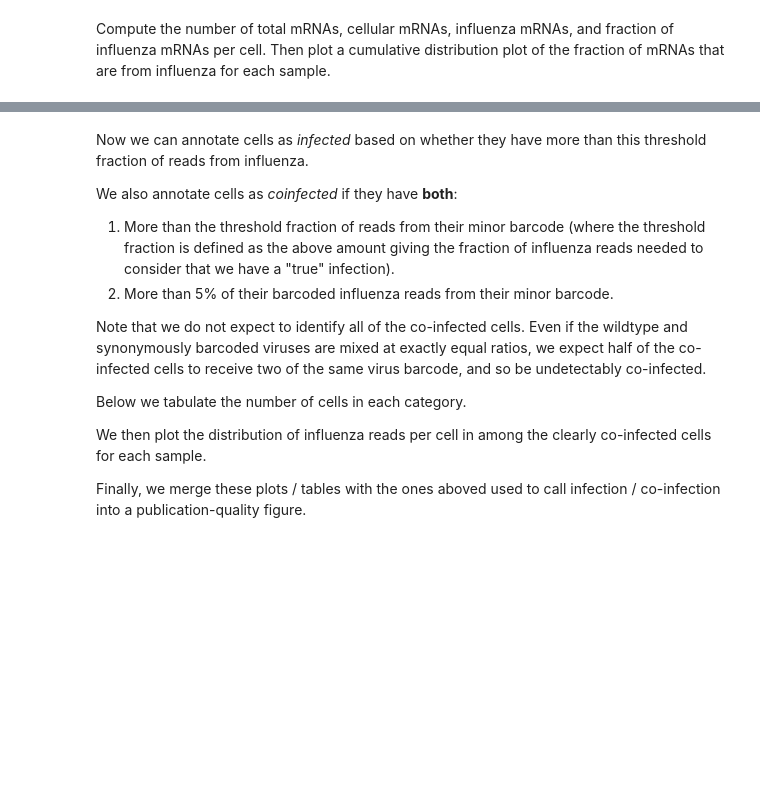
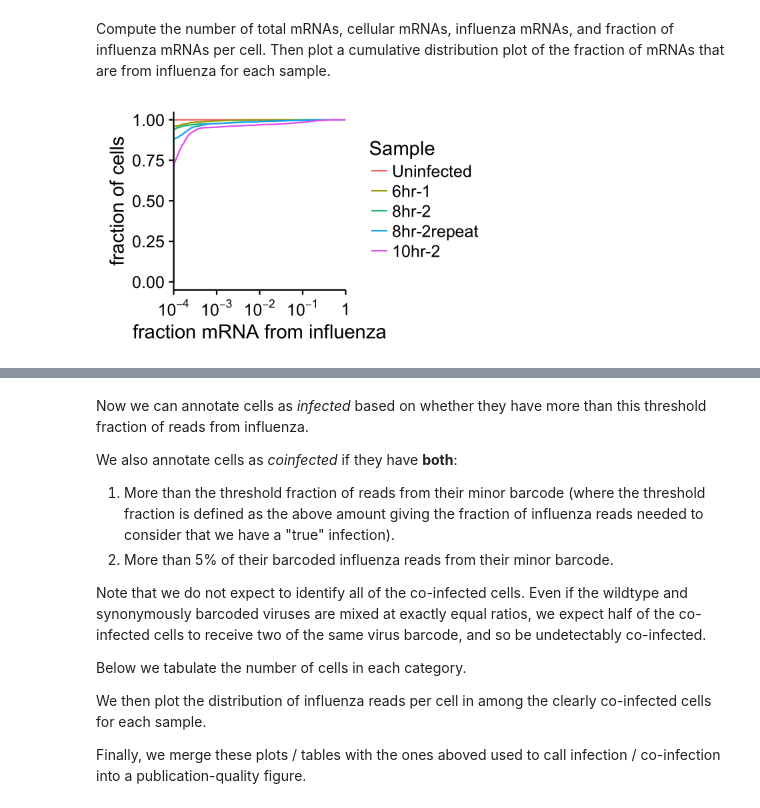
Before and after one commit to jbloomlab/flu_single_cell, a Jupyter notebook: monocle_analysis.ipynb, the cells around one changed output, grey strips where cells are left out. Saved outputs shown, nothing was run; the diff lists cells and outputs as text; code cells hidden in the pictures; blank space fills up the shorter version.

Commit message:
Filter cells by mRNA counts

```diff
--- a/monocle_analysis.ipynb
+++ b/monocle_analysis.ipynb
@@ -51,3 +53,6 @@ all.cells <- newCellDataSet(readMM(matrixfile),
   phenoData=new("AnnotatedDataFrame", data=read.delim(cellsfile)),
   featureData=new("AnnotatedDataFrame", data=read.delim(genesfile)),
   expressionFamily=negbinomial.size())
+
+samples <- c("Uninfected", "6hr-1", "8hr-2", "8hr-2repeat", "10hr-2")
+all.cells <- all.cells[, row.names(subset(pData(all.cells), Sample %in% samples))]
@@ -59,9 +61,6 @@ Then examine the number of cells in each sample.
 # %%
-samples <- c("Uninfected", "6hr-1", "8hr-2", "8hr-2repeat", "10hr-2")
-cells <- all.cells[, row.names(subset(pData(all.cells), Sample %in% samples))]
-
 p.ncells <- ggplot(
-    pData(cells) %>% transform(Sample=factor(Sample, samples)) %>% arrange(Sample),
+    pData(all.cells) %>% transform(Sample=factor(Sample, samples)) %>% arrange(Sample),
     aes(Sample)) +
   scale_y_continuous(name="number of cells", expand=c(0.09, 0)) + geom_bar() +
   scale_x_discrete(name=NULL) + coord_flip()
@@ -75,31 +74,34 @@ display_png(file=plotfile, width=350)
 Compute the number of total mRNAs, cellular mRNAs, influenza mRNAs, and fraction of influenza mRNAs per cell.
 Then plot a cumulative distribution plot of the fraction of mRNAs that are from influenza for each sample.
 # %%
-pData(cells)$total.mRNAs <- Matrix::colSums(exprs(cells))
+pData(all.cells)$total.mRNAs <- Matrix::colSums(exprs(all.cells))
 
 flugenes <- c("fluPB2", "fluPB1", "fluPA", "fluHA", "fluNP", "fluNA", "fluM", "fluNS")
-flugenes.id <- row.names(subset(fData(cells), gene_short_name %in% flugenes))
-pData(cells)$flu.mRNAs <- Matrix::colSums(exprs(cells[flugenes.id,]))
+flugenes.id <- row.names(subset(fData(all.cells), gene_short_name %in% flugenes))
+pData(all.cells)$flu.mRNAs <- Matrix::colSums(exprs(all.cells[flugenes.id,]))
 
-cellgenes.id <- row.names(subset(fData(cells), !(gene_short_name %in% flugenes)))
-pData(cells)$cellular.mRNAs <- Matrix::colSums(exprs(cells[cellgenes.id,]))
+cellgenes.id <- row.names(subset(fData(all.cells), !(gene_short_name %in% flugenes)))
+pData(all.cells)$cellular.mRNAs <- Matrix::colSums(exprs(all.cells[cellgenes.id,]))
 
-pData(cells)$frac.flu.mRNAs <- pData(cells)$flu.mRNAs / pData(cells)$total.mRNAs
+pData(all.cells)$frac.flu.mRNAs <- pData(all.cells)$flu.mRNAs /
+  pData(all.cells)$total.mRNAs
 
 # some trickery around x minimum to avoid taking log of 0
 minx <- 1e-4 # minimum value on y-axis
-pData(cells)$log.frac.flu <- ifelse(pData(cells)$frac.flu.mRNAs < minx, log10(minx),
-  log10(pData(cells)$frac.flu.mRNAs))
+pData(all.cells)$log.frac.flu <- ifelse(pData(all.cells)$frac.flu.mRNAs < minx,
+  log10(minx), log10(pData(all.cells)$frac.flu.mRNAs))
 
 p.cumul <- ggplot(
-    transform(pData(cells), Sample=factor(Sample, samples)), # order by sample
+    transform(pData(all.cells), Sample=factor(Sample, samples)), # order by sample
     aes(log.frac.flu, color=Sample)) +
   stat_ecdf() +
   scale_x_continuous(labels=function(x){fancy_scientific(10**x)},
     limits=c(log10(minx), 0), expand=c(0, 0), name="fraction mRNA from influenza") +
   scale_y_continuous(limits=c(0, 1), name="fraction of cells") +
   theme(axis.text.x=element_text(vjust=0.2))
 
 plotfile <- file.path(plotsdir, "mRNAs_per_cell_cumul.png")
 ggsave(plotfile, plot=p.cumul, width=4, height=2.5, units="in")
 display_png(file=plotfile, width=400)
+# %% [output]
+[figure, added]
```
Also changed, not shown: parts of 16 cells of this notebook.
